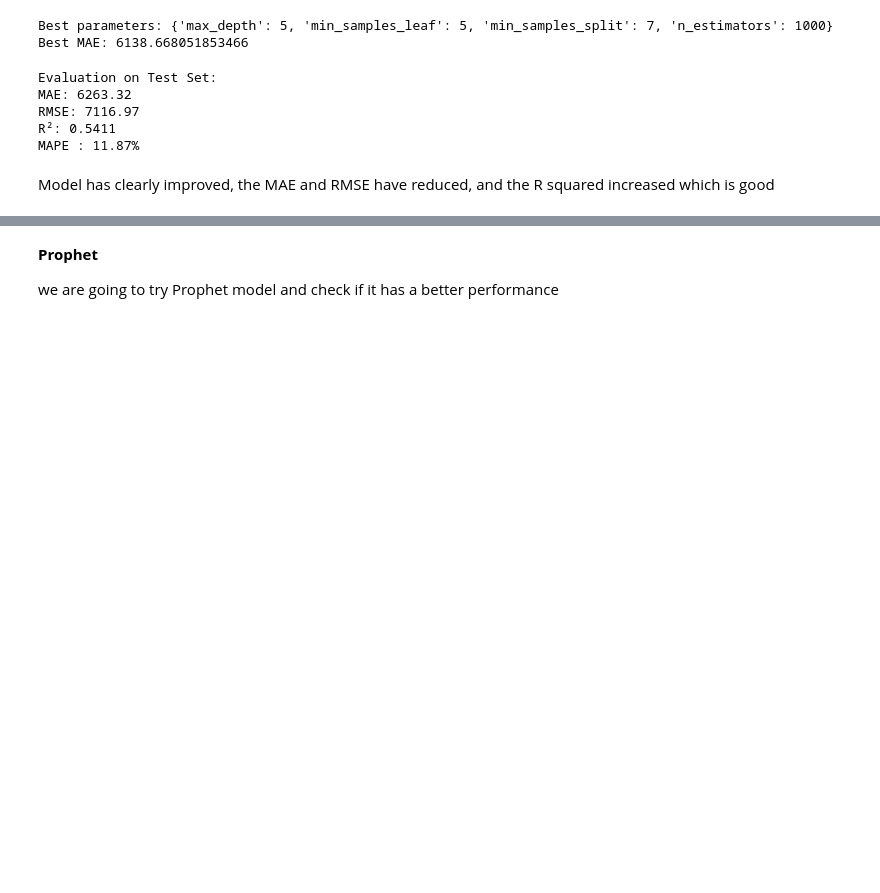
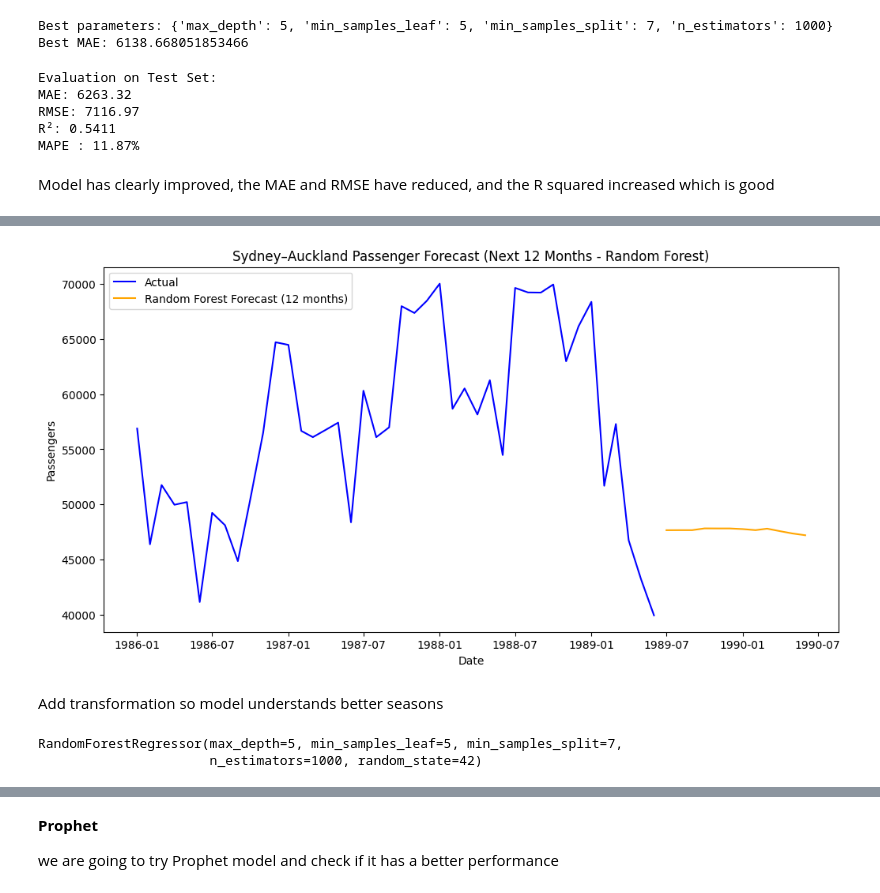
Before and after one commit to kebrcic/data-tech-challenge, a Jupyter notebook: code.ipynb, the cells around one changed output, grey strips where cells are left out. Saved outputs shown, nothing was run; the diff lists cells and outputs as text; code cells hidden in the pictures; blank space fills up the shorter version.

```diff
--- a/code.ipynb
+++ b/code.ipynb
@@ -549,0 +611,30 @@ Model has clearly improved, the MAE and RMSE have reduced, and the R squared inc
+# %%
+plt.figure(figsize=(12,6))
+plt.plot(df_with_date['Date'], route_df['Passengers_Total'], label="Actual", color="blue")
+plt.plot(future_df['Date'], future_df['Passengers_Total'], label="Random Forest Forecast (12 months)", color="orange")
+plt.legend()
+plt.title("Sydney–Auckland Passenger Forecast (Next 12 Months - Random Forest)")
+plt.xlabel("Date")
+plt.ylabel("Passengers")
+plt.show()
+# %% [output]
+[figure, added]
+# %% [markdown]
+Add transformation so model understands better seasons
+# %%
+X['Month_sin'] = np.sin(2 * np.pi * df_model_nonull['Month_num'] / 12)
+X['Month_cos'] = np.cos(2 * np.pi * df_model_nonull['Month_num'] / 12)
+
+X_train, X_test, y_train, y_test = train_test_split(X, y, test_size=0.3, shuffle=False)
+
+best_model = RandomForestRegressor(
+    n_estimators=1000,
+    max_depth=5,
+    min_samples_leaf=5,
+    min_samples_split=7,
+    random_state=42
+)
+best_model.fit(X_train, y_train)
+# %% [output]
+RandomForestRegressor(max_depth=5, min_samples_leaf=5, min_samples_split=7,
+                      n_estimators=1000, random_state=42)
```
Also changed, not shown: parts of 8 cells of this notebook.
